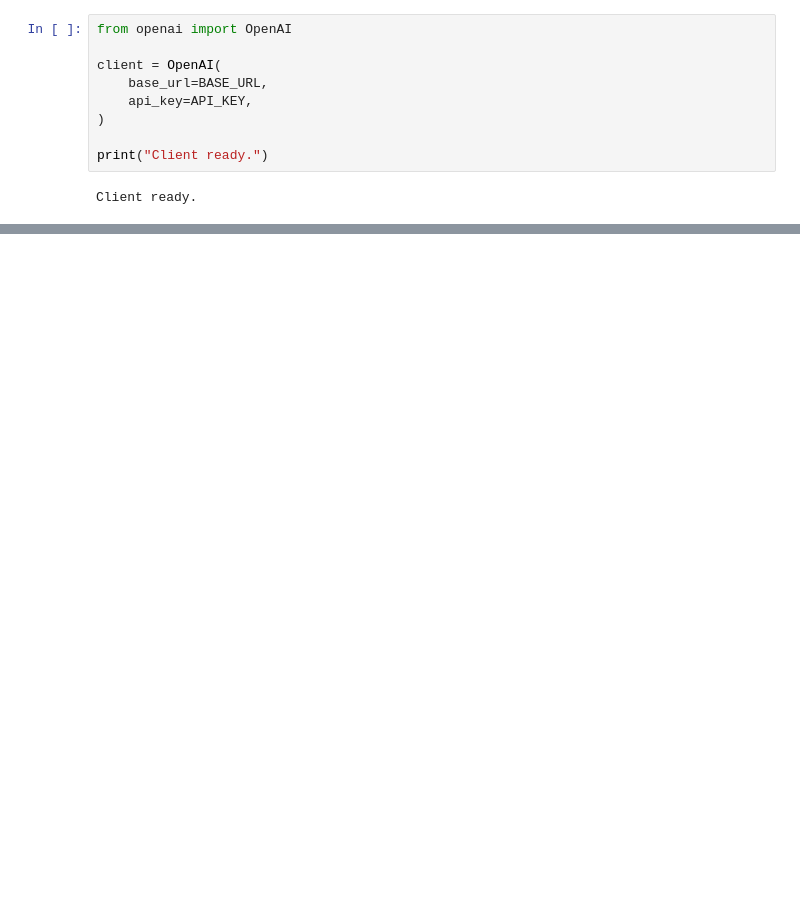
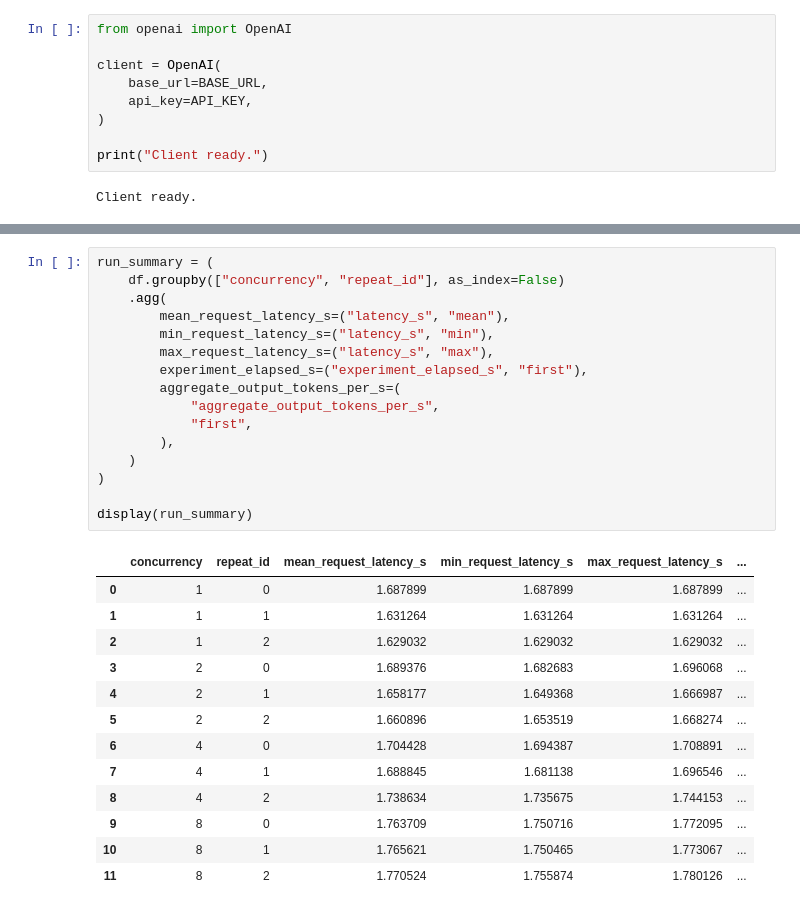
Before and after one commit to XiyaoWang0519/llm-inference-perf-lab, a Jupyter notebook: notebooks/client_colab.ipynb, the cells around one changed output, grey strips where cells are left out. Cells and saved outputs as stored; diff of their text form; blank space fills up the shorter version.

```diff
--- a/notebooks/client_colab.ipynb
+++ b/notebooks/client_colab.ipynb
@@ -465,0 +570,30 @@ completion_tokens measured runs: min=100 max=100 all_equal=True
+# %%
+run_summary = (
+    df.groupby(["concurrency", "repeat_id"], as_index=False)
+    .agg(
+        mean_request_latency_s=("latency_s", "mean"),
+        min_request_latency_s=("latency_s", "min"),
+        max_request_latency_s=("latency_s", "max"),
+        experiment_elapsed_s=("experiment_elapsed_s", "first"),
+        aggregate_output_tokens_per_s=(
+            "aggregate_output_tokens_per_s",
+            "first",
+        ),
+    )
+)
+
+display(run_summary)
+# %% [output]
+|  | concurrency | repeat_id | mean_request_latency_s | min_request_latency_s | max_request_latency_s | ... |
+| 0 | 1 | 0 | 1.687899 | 1.687899 | 1.687899 | ... |
+| 1 | 1 | 1 | 1.631264 | 1.631264 | 1.631264 | ... |
+| 2 | 1 | 2 | 1.629032 | 1.629032 | 1.629032 | ... |
+| 3 | 2 | 0 | 1.689376 | 1.682683 | 1.696068 | ... |
+| 4 | 2 | 1 | 1.658177 | 1.649368 | 1.666987 | ... |
+| 5 | 2 | 2 | 1.660896 | 1.653519 | 1.668274 | ... |
+| 6 | 4 | 0 | 1.704428 | 1.694387 | 1.708891 | ... |
+| 7 | 4 | 1 | 1.688845 | 1.681138 | 1.696546 | ... |
+| 8 | 4 | 2 | 1.738634 | 1.735675 | 1.744153 | ... |
+| 9 | 8 | 0 | 1.763709 | 1.750716 | 1.772095 | ... |
+| 10 | 8 | 1 | 1.765621 | 1.750465 | 1.773067 | ... |
+| 11 | 8 | 2 | 1.770524 | 1.755874 | 1.780126 | ... |
```
Also changed, not shown: parts of 42 cells of this notebook, 4 other files.
